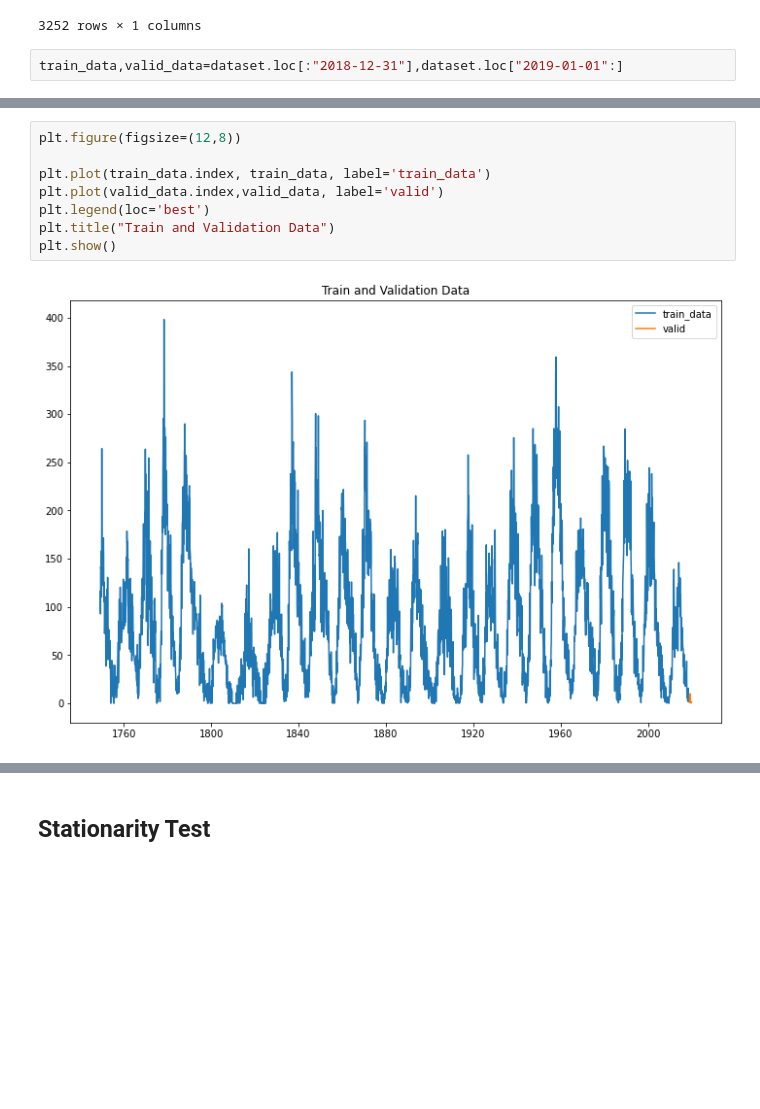
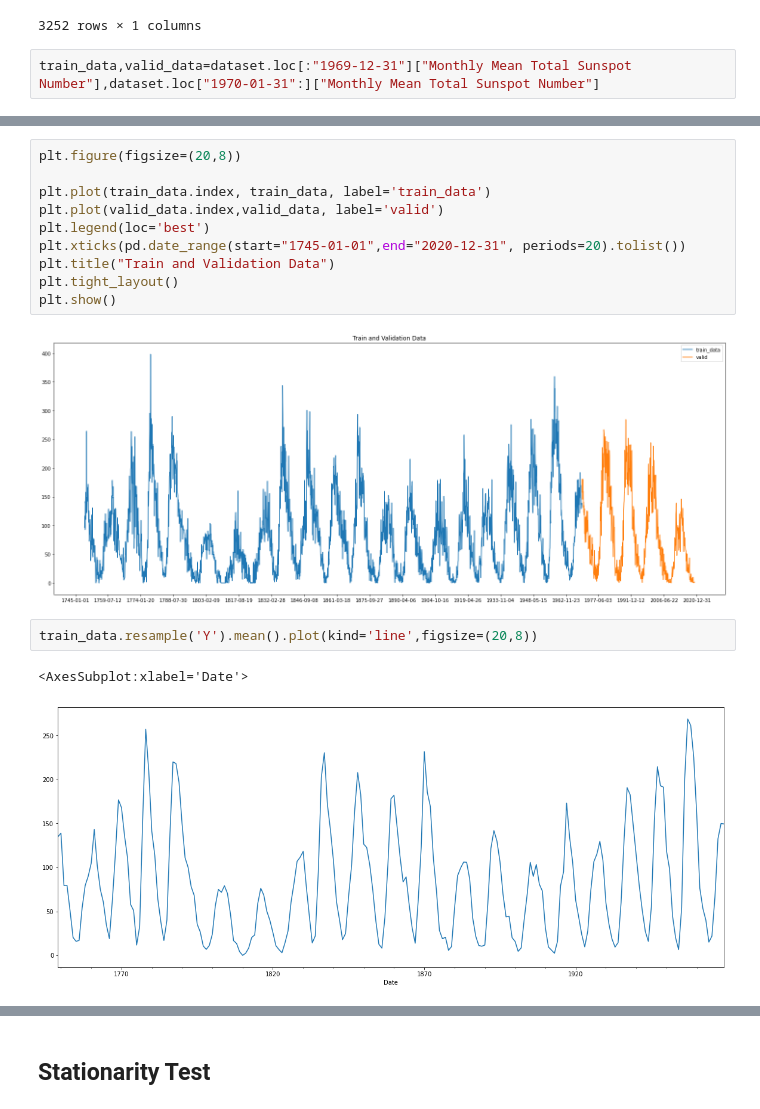
Before and after one commit to iasarthak/Time-Series-Practice, a Jupyter notebook: Sunspot TS.ipynb, the cells around one changed output, grey strips where cells are left out. Drawn from its saved outputs; the diff is of its cells as text; blank space fills up the shorter version.

```diff
--- a/Sunspot TS.ipynb
+++ b/Sunspot TS.ipynb
@@ -49,7 +49,7 @@ dataset
 | 2019-12-31 | 1.6 |
 3252 rows × 1 columns
 # %%
-train_data,valid_data=dataset.loc[:"2018-12-31"],dataset.loc["2019-01-01":]
+train_data,valid_data=dataset.loc[:"1969-12-31"]["Monthly Mean Total Sunspot Number"],dataset.loc["1970-01-31":]["Monthly Mean Total Sunspot Number"]
 # %%
 train_data
 # %% [output]
@@ -87,10 +85,17 @@ valid_data
 # %%
-plt.figure(figsize=(12,8))
+plt.figure(figsize=(20,8))
 
 plt.plot(train_data.index, train_data, label='train_data')
 plt.plot(valid_data.index,valid_data, label='valid')
 plt.legend(loc='best')
+plt.xticks(pd.date_range(start="1745-01-01",end="2020-12-31", periods=20).tolist())
 plt.title("Train and Validation Data")
+plt.tight_layout()
 plt.show()
 # %% [output]
-[figure, old version]
+[figure, new version]
+# %%
+train_data.resample('Y').mean().plot(kind='line',figsize=(20,8))
+# %% [output]
+<AxesSubplot:xlabel='Date'>
+[figure, added]
```
Also changed, not shown: parts of 32 cells of this notebook.
